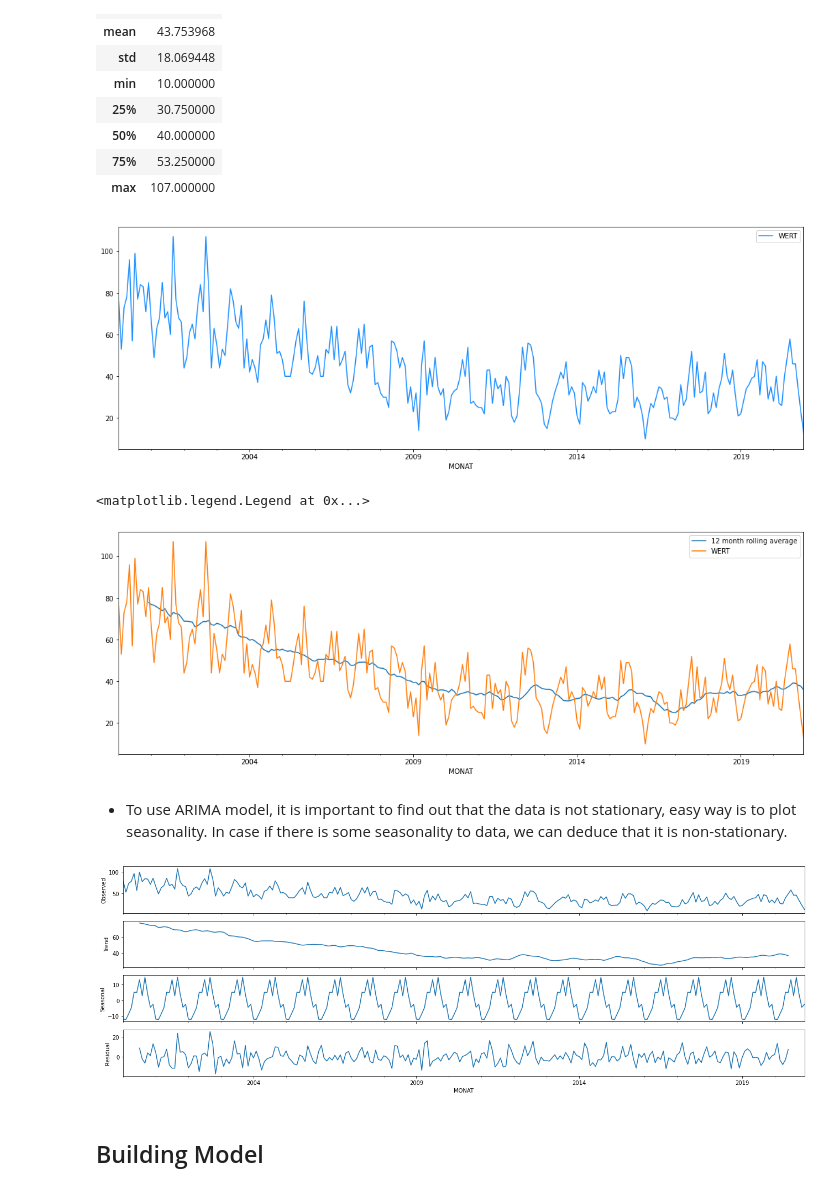
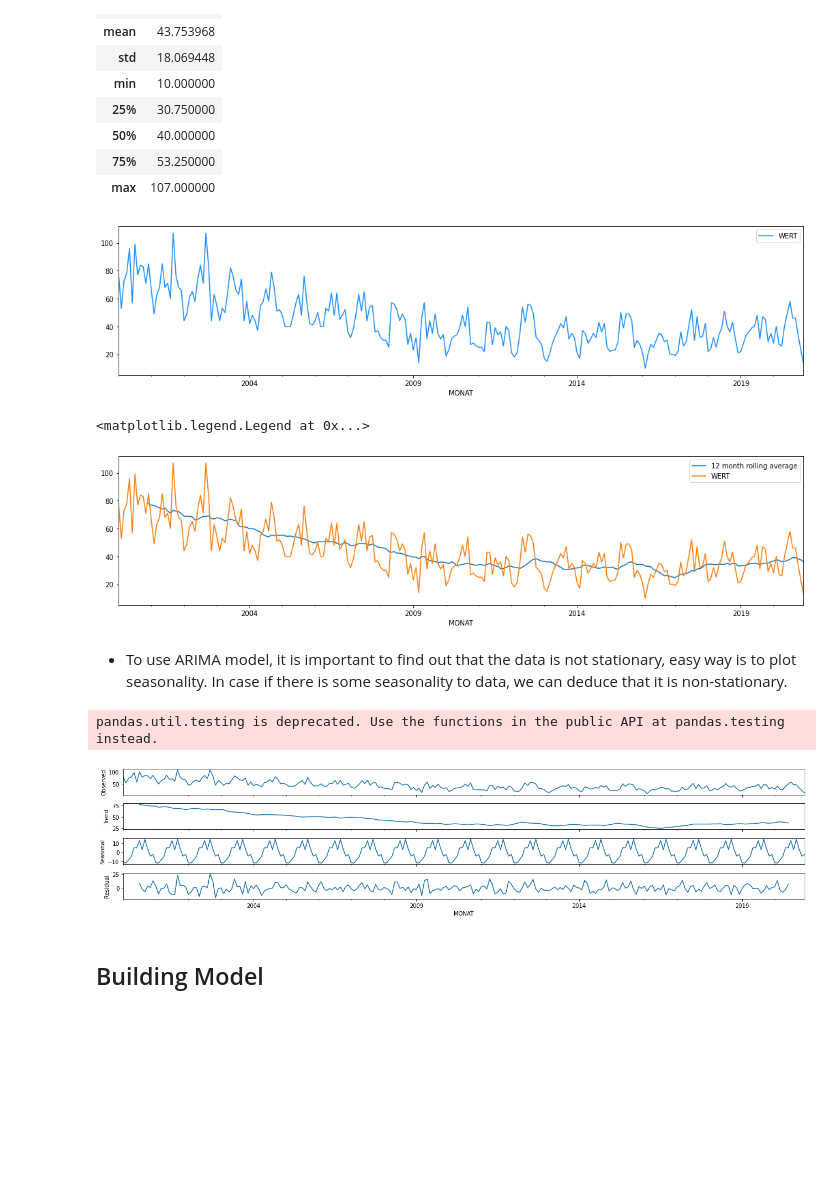
Before and after one commit to asalarp/dps_challenge, a Jupyter notebook: Mission1.ipynb, the cells around one changed output. Drawn from its saved outputs; the diff is of its cells as text; code cells hidden in the pictures; blank space fills up the shorter version.

```diff
--- a/Mission1.ipynb
+++ b/Mission1.ipynb
@@ -187,11 +187,11 @@ df_forecast.describe()
 | max | 107.000000 |
 # %%
 # visualization of number of accidents
-plt.rcParams["figure.figsize"] = (18,6)
+plt.rcParams["figure.figsize"] = (18,4)
 df_forecast.plot(color='dodgerblue')
 plt.show()
 # %% [output]
-[figure, old version]
+[figure, new version]
 # %%
 # visualizing 12 months mean
 time_series = df_forecast['WERT']
@@ -200,7 +200,7 @@ time_series.plot()
 plt.legend()
 # %% [output]
 <matplotlib.legend.Legend at 0x...>
-[figure, old version]
+[figure, new version]
 # %% [markdown]
 - To use ARIMA model, it is important to find out that the data is not stationary, easy way is to plot seasonality. In case if there is some seasonality to data, we can deduce that it is non-stationary.
 # %%
@@ -209,7 +209,8 @@ from statsmodels.tsa.seasonal import seasonal_decompose
 seasonality = seasonal_decompose(time_series)
 figure = seasonality.plot()
 # %% [output]
+pandas.util.testing is deprecated. Use the functions in the public API at pandas.testing instead.
-[figure, old version]
+[figure, new version]
 # %% [markdown]
 ## Building Model
 # %%
```
Also changed, not shown: parts of 5 cells of this notebook.
